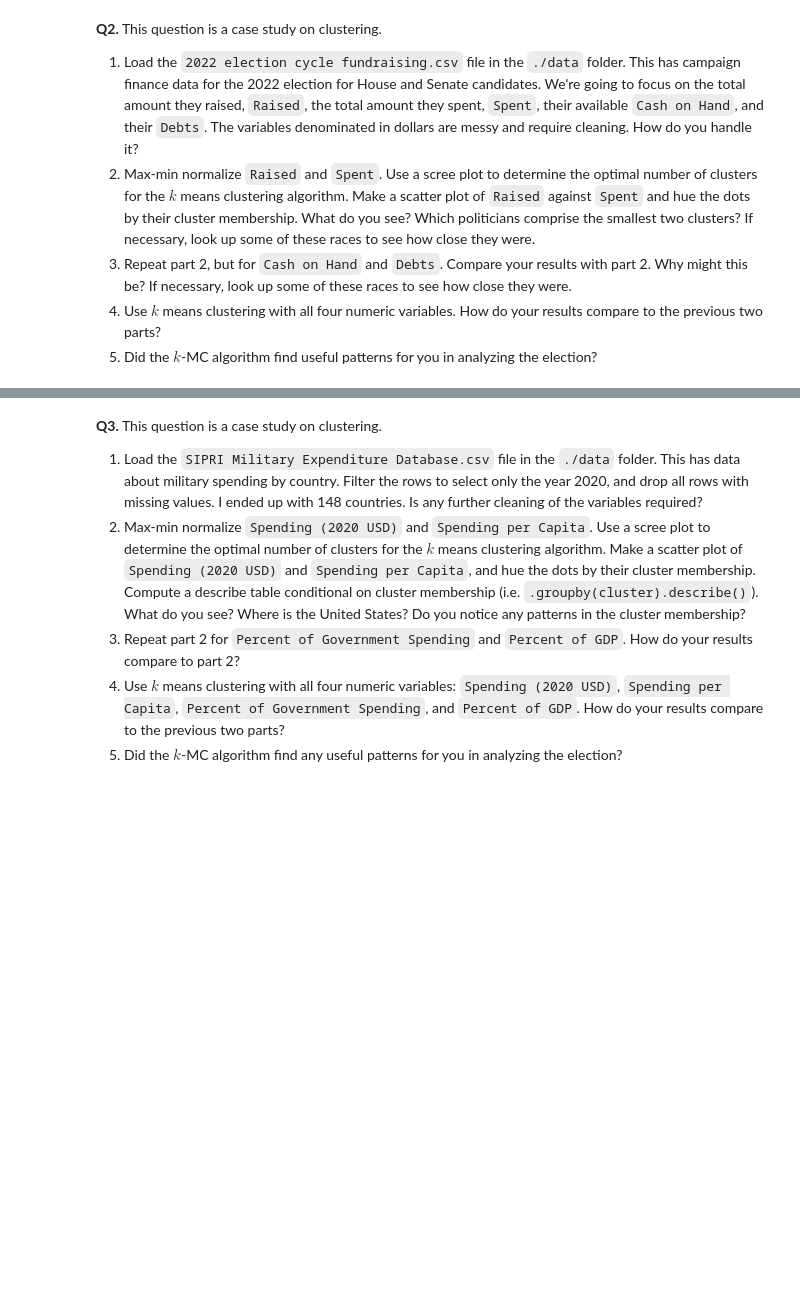
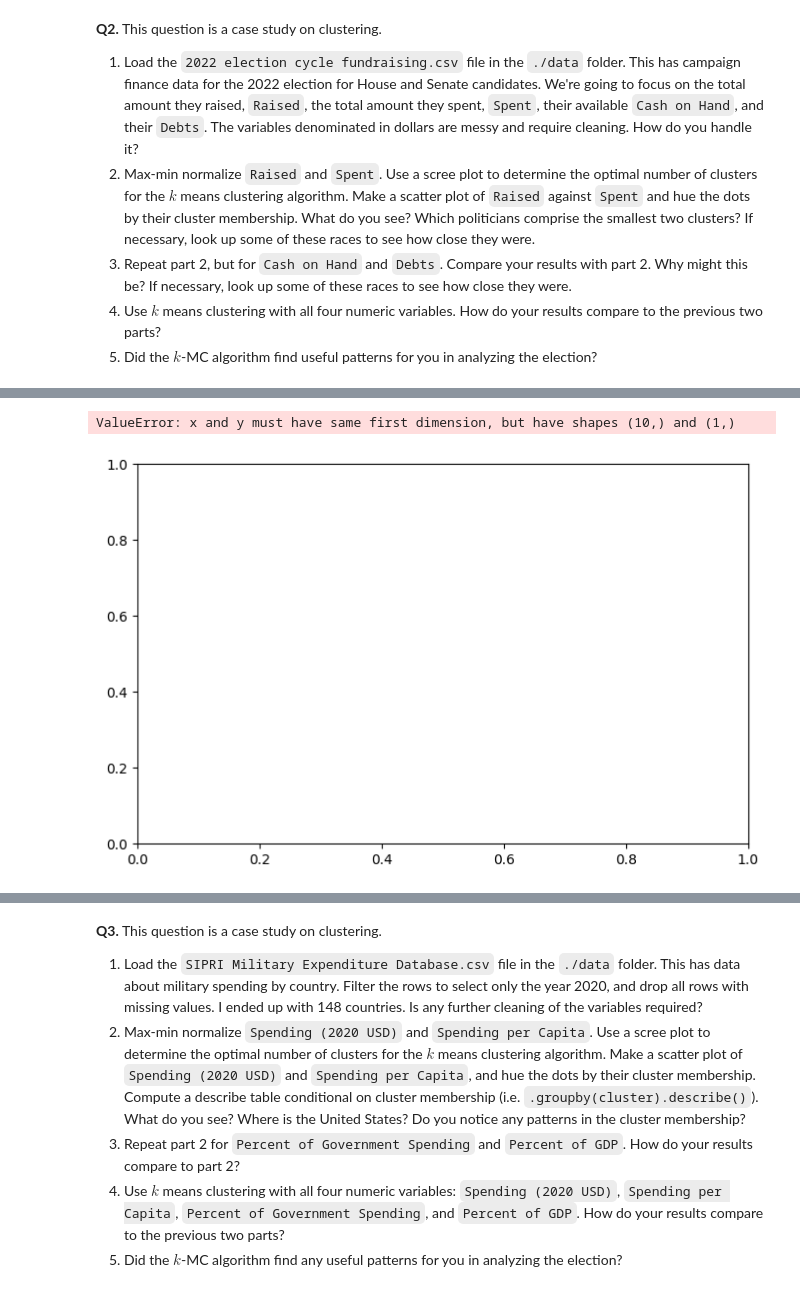
Before and after one commit to corinnefog/clustering, a Jupyter notebook: assignment/assignment_clustering.ipynb, the cells around one changed output, grey strips where cells are left out. Drawn from its saved outputs; the diff is of its cells as text; code cells hidden in the pictures; blank space fills up the shorter version.

```diff
--- a/assignment/assignment_clustering.ipynb
+++ b/assignment/assignment_clustering.ipynb
@@ -164,0 +186,4 @@ Name: Spent, Length: 537, dtype: float64
+# %%
+data['Debts'] = data['Debts'].replace('$','').replace(',','')
+data['Debts'] = pd.to_numeric(data['Debts'])
+data.head()
@@ -164,0 +197,19 @@ Name: Spent, Length: 537, dtype: float64
+# %%
+def wcss2(data, max_k=10):
+    wcss = []
+    for k in range(1, max_k + 1):
+        kmeans = KMeans(n_clusters=k, random_state=100, n_init=10)
+        kmeans.fit(data[['cash_norm','debts_norm']])
+        wcss.append(kmeans.inertia_)
+    return wcss2
+data[['cash_norm', 'debts_norm']] = scaler.fit_transform(data[['Cash on Hand', 'Debts']])
+wcss_cash_debts = wcss2(data[['cash_norm', 'debts_norm']])
+plt.figure(figsize=(8,5))
+plt.plot(range(1,11), wcss_cash_debts, marker='o', linestyle='--')
+plt.xlabel('Number of clusters')
+plt.ylabel('WCSS')
+plt.title('WCSS for cash and debts normalized')
+plt.show()
+# %% [output]
+ValueError: x and y must have same first dimension, but have shapes (10,) and (1,)
+[figure, added]
```
Also changed, not shown: parts of 5 cells of this notebook.
